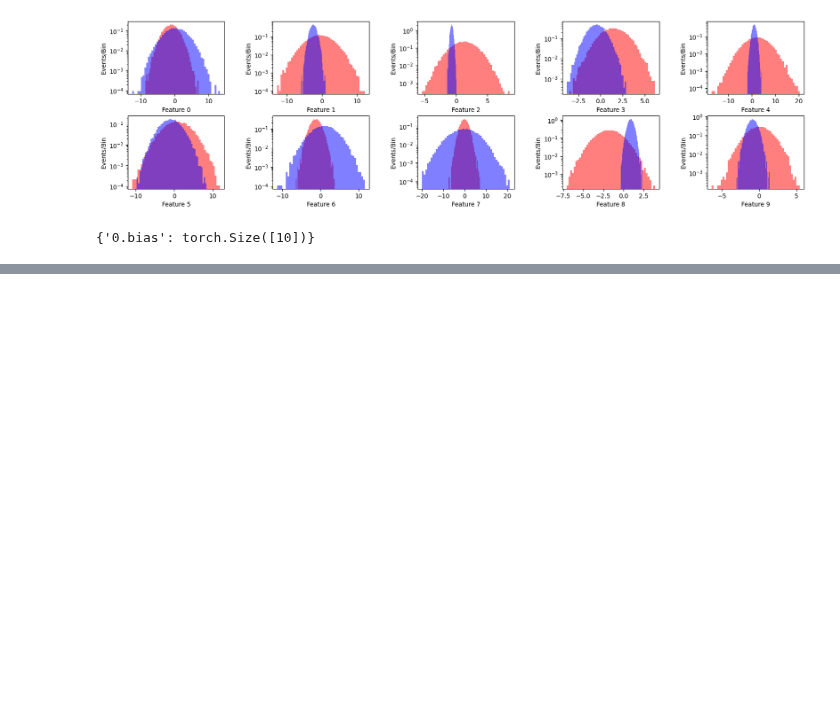
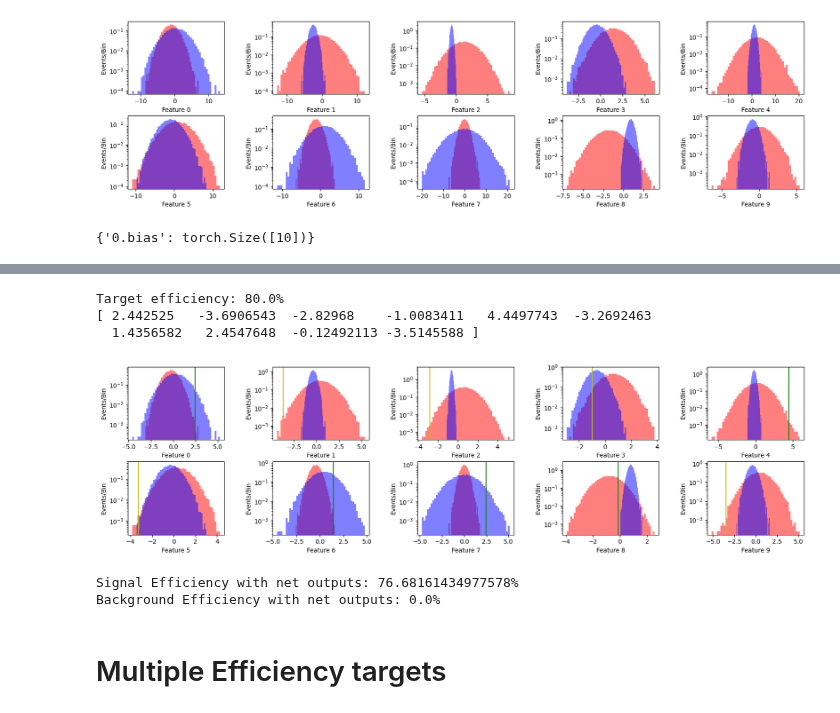
Before and after one commit to scipp-atlas/cabin-notebooks, a Jupyter notebook: LearningBiases.ipynb, the cells around one changed output, grey strips where cells are left out. Cells and saved outputs as stored; diff of their text form; code cells hidden in the pictures; blank space fills up the shorter version.

```diff
--- a/LearningBiases.ipynb
+++ b/LearningBiases.ipynb
@@ -229,0 +227,17 @@ Background Efficiency with net outputs: 0.00000%
+# %%
+targeteffics=[0.8]
+torch.manual_seed(123)
+activation_input_scale_factor=8.
+learning_rate=0.02
+batch_size=int(len(y_train)/20.) #
+epochs=100
+alpha=10.   # scaling factor to tune how important hitting the target signal efficiency is
+beta=10.    # scaling factor to tune how important background rejection is
+gamma=1e-3  # scaling factor for how aggressively to push the cuts to zero
+epsilon=0   # how much to penalize deviations
+
+net = EfficiencyScanNetwork(m,targeteffics,cuts_gt_lt) # will take m inputs, return m*n_eff outputs
+torch.save(net.state_dict(), 'net_learningbiases_effictarget.pth')
+# some hyperparameters
+optimizer = torch.optim.SGD(net.parameters(), lr=learning_rate)
+#optimizer = torch.optim.Adam(net.parameters(), lr=0.1)
@@ -229,0 +294,60 @@ Background Efficiency with net outputs: 0.00000%
+# %%
+# Distributions after scaling
+for n in range(len(targeteffics)):
+    print(f"Target efficiency: {targeteffics[n]*100}%")
+    fig = plt.figure(figsize=(20,5))
+    fig.tight_layout()
+    nbins=50
+
+    biases=net.nets[n].bias.detach().numpy()
+    weights=net.nets[n].weight.detach().numpy()
+    scaled_cuts=-biases/weights
+    print(scaled_cuts)
+
+    x_signal_scaled=sc.transform(x_signal)
+    x_backgr_scaled=sc.transform(x_backgr)
+
+    for b in range(m):
+        ax=fig.add_subplot(2,5,1+b)
+        plt.subplots_adjust(hspace=0.3,wspace=0.5)
+        plt.yscale('log')
+        ax.hist(x_signal_scaled[:,b],nbins,density=True,histtype='stepfilled',alpha=0.5,color='red')
+        ax.hist(x_backgr_scaled[:,b],nbins,density=True,histtype='stepfilled',alpha=0.5,color='blue')
+        ax.set_xlabel(f"Feature {b}")
+        ax.set_ylabel("Events/Bin")
+        if weights[b] < 0:
+            ax.axvline(x = scaled_cuts[b], color='g') # cut is "less than"
+        else:
+            ax.axvline(x = scaled_cuts[b], color='y') # cut is "greater than"
+    plt.show()
+# %% [output]
+Target efficiency: 80.0%
+[ 2.442525   -3.6906543  -2.82968    -1.0083411   4.4497743  -3.2692463
+  1.4356582   2.4547648  -0.12492113 -3.5145588 ]
+[figure, added]
+# %%
+num_pass_test=0.
+num_bg_pass_test=0.
+test_outputs = net.nets[0](x_test_tensor).detach().cpu()
+trues=torch.tensor(m*[True])
+for i in range(len(test_outputs)):
+
+    tt=torch.zeros(m)
+    t=torch.gt(test_outputs[i],tt)
+
+    if torch.equal(t,trues) and y_test[i]==1.:
+        num_pass_test+=1
+    elif torch.equal(t,trues) and y_test[i]!=1.:
+        num_bg_pass_test+=1.
+
+
+effic_test = num_pass_test / np.sum(y_test)
+print(f"Signal Efficiency with net outputs: {100*effic_test}%")
+
+bg_effic_test = num_bg_pass_test / np.sum(1.-y_test)
+print(f"Background Efficiency with net outputs: {100*bg_effic_test}%")
+# %% [output]
+Signal Efficiency with net outputs: 76.68161434977578%
+Background Efficiency with net outputs: 0.0%
+# %% [markdown]
+# Multiple Efficiency targets
```
Also changed, not shown: parts of 16 cells of this notebook, 2 other files.
